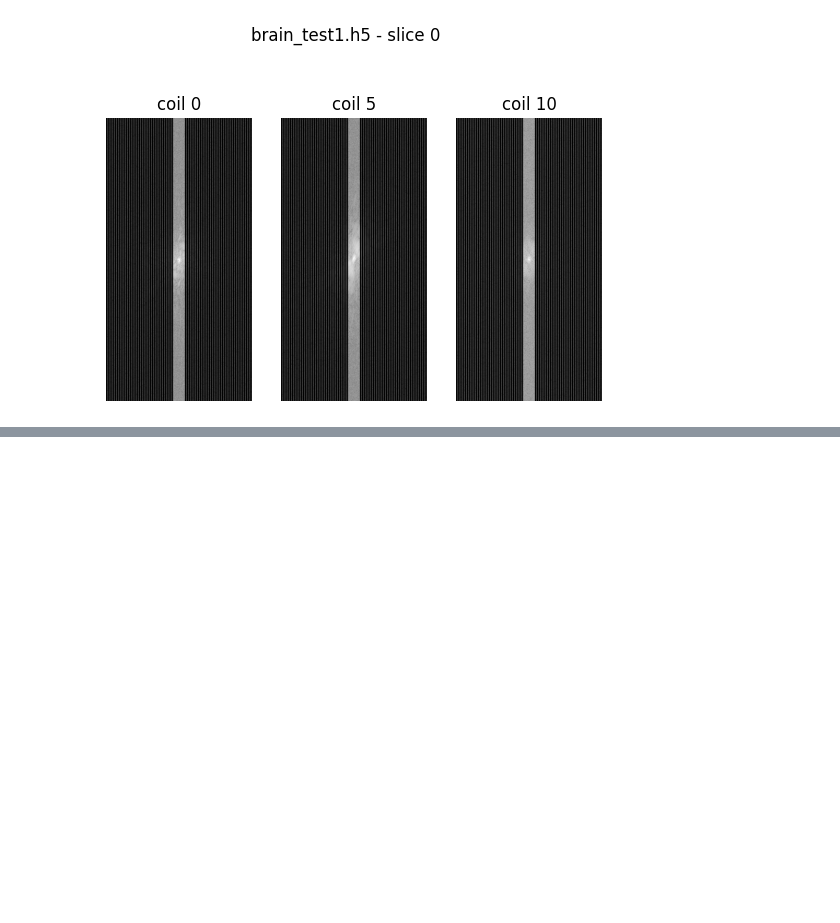
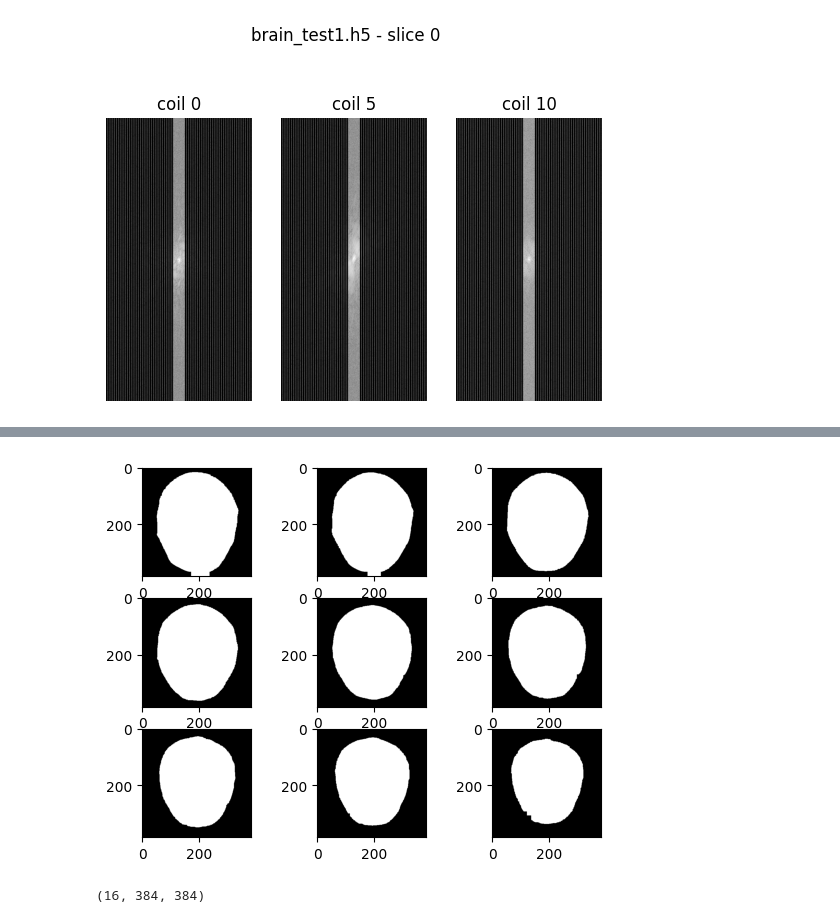
Before and after one commit to B0neh3ad/FastMRI_2024_shasha, a Jupyter notebook: eda.ipynb, the cells around one changed output, grey strips where cells are left out. Saved outputs shown, nothing was run; the diff lists cells and outputs as text; code cells hidden in the pictures; blank space fills up the shorter version.

```diff
--- a/eda.ipynb
+++ b/eda.ipynb
@@ -204,8 +260,0 @@ show_kspace_slice(kspace_path)
-# %%
-plt.figure(figsize=(15, 16))
-for i in range(1, 4):
-    img_path = f'{data_dir_path}/train/image/brain_acc4_{i}.h5'
-    show_image_slice(img_path)
-
-    kspace_path = f'{data_dir_path}/train/kspace/brain_acc4_{i}.h5'
-    show_kspace_slice(kspace_path)
@@ -220,11 +260,0 @@ for i in range(1, 4):
-# %%
-for i in range(1, 4):
-    img_path = f'{data_dir_path}/leaderboard/acc5/image/brain_test{i}.h5'
-    show_image_slices(img_path, model_name="ground_truth", slice_idxs=list(range(3)), is_recon=False)
-# %%
-for i in range(1, 4):
-    img_path = f'{result_dir_path}/test_Varnet/reconstructions_leaderboard(baseline_15epoch)/public/brain_test{i}.h5'
-    show_image_slices(img_path, model_name='baseline_15epoch', slice_idxs=list(range(3)))
-
-    img_path = f'{result_dir_path}/test_Varnet/reconstructions_leaderboard(baseline_24epoch)/public/brain_test{i}.h5'
-    show_image_slices(img_path, model_name='baseline_24epoch', slice_idxs=list(range(3)))
@@ -236,0 +261,26 @@ compare_image_slice(img_paths, model_names)
+# %%
+img_path = f'{data_dir_path}/leaderboard/acc9/image/brain_test1.h5'
+img = h5py.File(img_path)
+img_label = img['image_label']
+# %%
+import cv2
+
+for i in range(9):
+    target = img['image_label'][i]
+    mask = np.zeros(target.shape)
+    mask[target > 5e-5] = 1
+    kernel = np.ones((3, 3), np.uint8)
+    mask = cv2.erode(mask, kernel, iterations=1)
+    mask = cv2.dilate(mask, kernel, iterations=15)
+    mask = cv2.erode(mask, kernel, iterations=14)
+    plt.subplot(3, 3, i+1)
+    plt.imshow(mask, cmap='gray')
+# %% [output]
+[figure, added]
+# %%
+img_path = f'{data_dir_path}/train/image/brain_acc4_2.h5'
+img = h5py.File(img_path)
+img_label = img['image_label']
+print(img_label.shape)
+# %% [output]
+(16, 384, 384)
```
Also changed, not shown: parts of 19 cells of this notebook.
